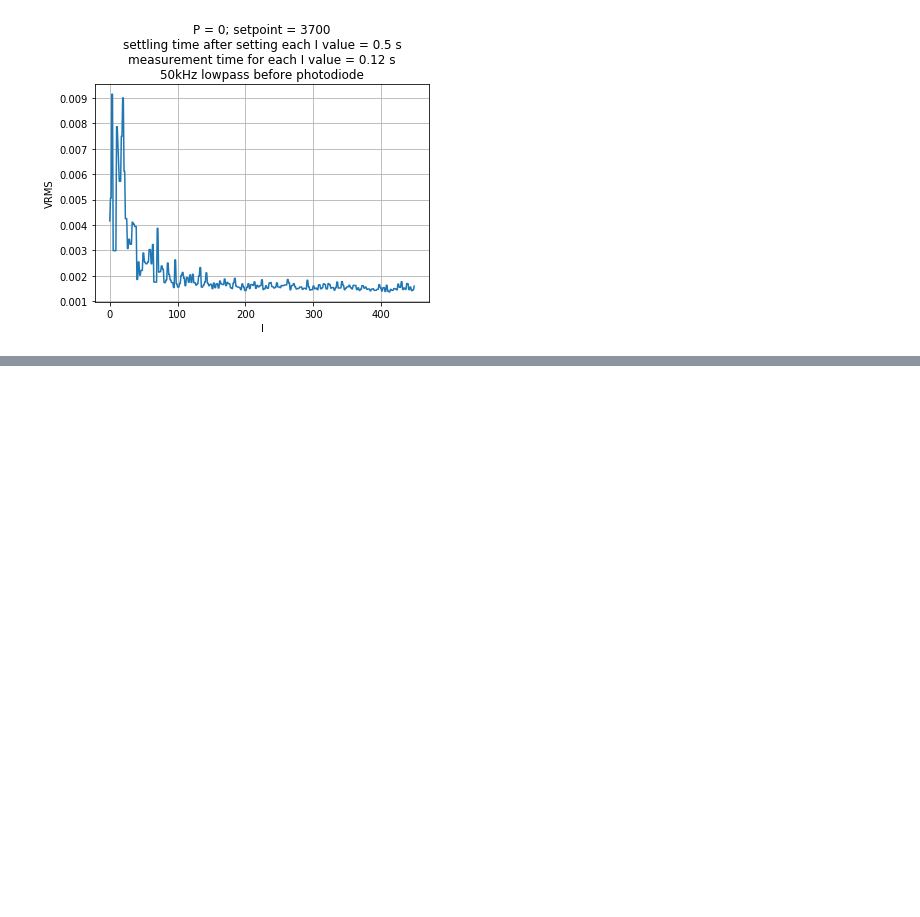
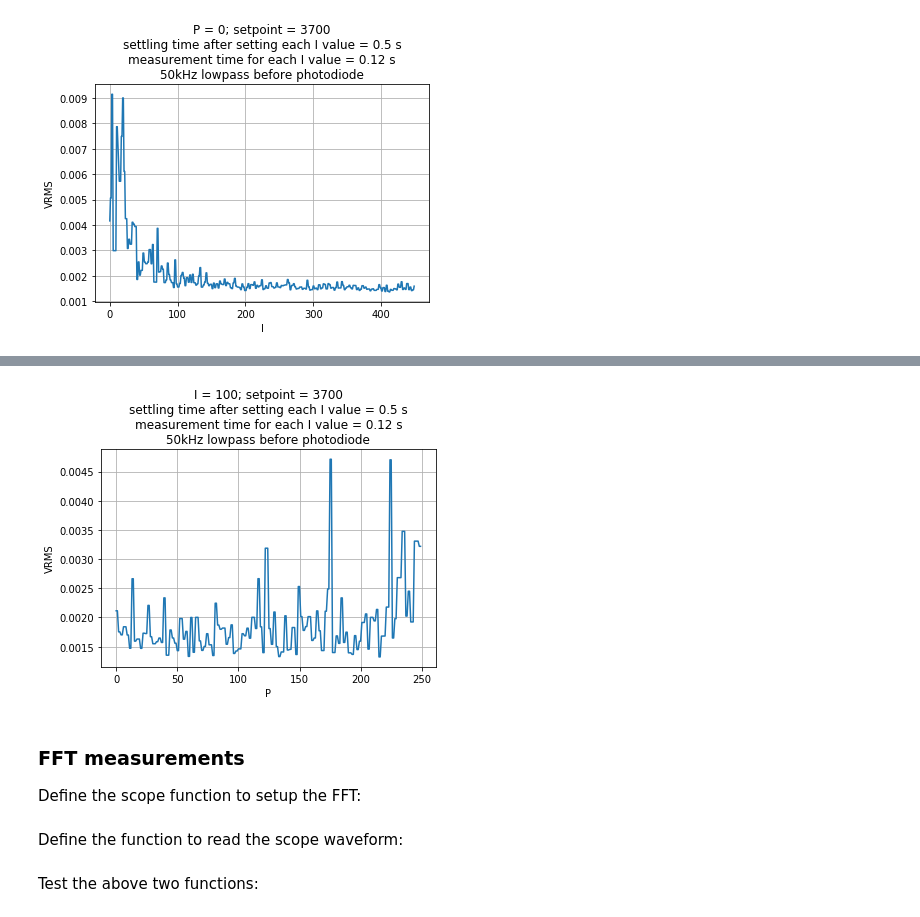
Before and after one commit to js216/FPGA-codes, a Jupyter notebook: 8 PID RS232/testing/USB RS232 FPGA PID DDS PCB.ipynb, the cells around one changed output, grey strips where cells are left out. Cells and saved outputs as stored; diff of their text form; code cells hidden in the pictures; blank space fills up the shorter version.

```diff
--- a/8 PID RS232/testing/USB RS232 FPGA PID DDS PCB.ipynb
+++ b/8 PID RS232/testing/USB RS232 FPGA PID DDS PCB.ipynb
@@ -751,0 +922,27 @@ dset.attrs['setup_comments'] = setup_comments
+# %%
+# get data from HDF file
+dset = f["laser power vs P3"]
+P_arr, VRMS_arr = dset[0], dset[1]
+
+# plot labels
+plt.xlabel("P")
+plt.ylabel("VRMS")
+plt.title(
+    "I = " + str(dset.attrs["I"]) + "; "\
+    "setpoint = " + str(dset.attrs["S"]) + "\n"\
+    "settling time after setting each I value = " + str(dset.attrs["settling_time"]) + " s\n" + \
+    "measurement time for each I value = " + str(12*dset.attrs["scope_horiz_scale"]) + " s\n" + \
+    dset.attrs['setup_comments']
+  )
+
+# plot data
+plt.plot(P_arr, VRMS_arr)
+
+# format
+plt.grid()
+# %% [output]
+[figure, added]
+# %% [markdown]
+### FFT measurements
+
+Define the scope function to setup the FFT:
@@ -751,0 +980,2 @@ dset.attrs['setup_comments'] = setup_comments
+# %% [markdown]
+Define the function to read the scope waveform:
@@ -751,0 +998,2 @@ dset.attrs['setup_comments'] = setup_comments
+# %% [markdown]
+Test the above two functions:
```
Also changed, not shown: parts of 20 cells of this notebook, 1 other file.
